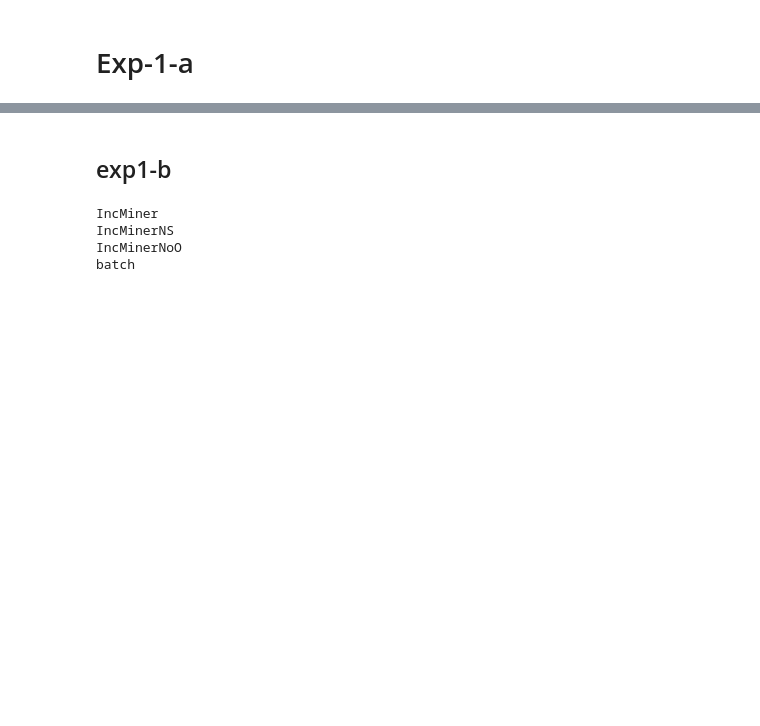
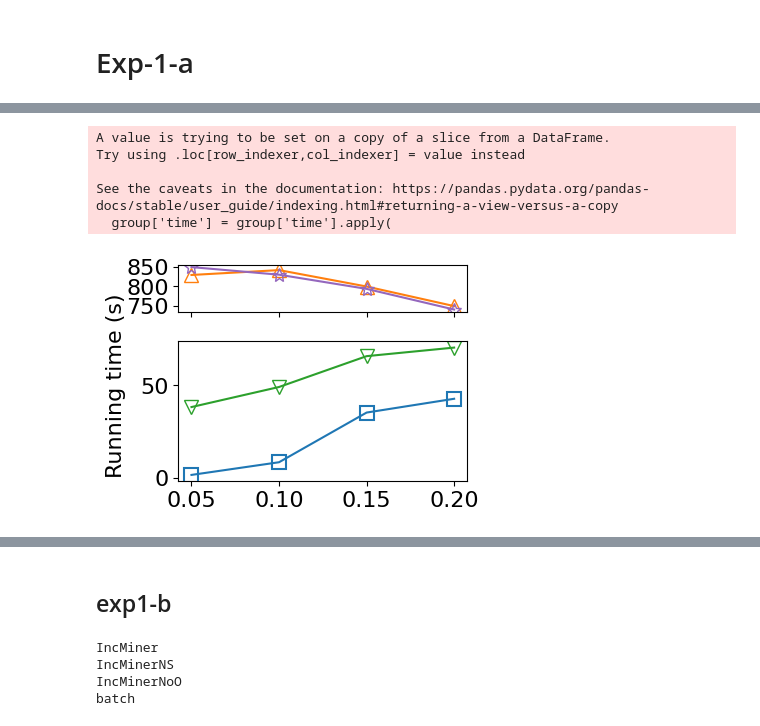
Before and after one commit to HaoxianChen/inc-miner-experiment-plots, a Jupyter notebook: plots.ipynb, the cells around one changed output, grey strips where cells are left out. Saved outputs shown, nothing was run; the diff lists cells and outputs as text; code cells hidden in the pictures; blank space fills up the shorter version.

```diff
--- a/plots.ipynb
+++ b/plots.ipynb
@@ -123,7 +133,7 @@ def compute_speedup(df, baseline_label, target_labels, metric="time"):
         dict: A dictionary with the speedup results for each target label.
     """
     # Group by the "label" column
-    groups = df.groupby('label')
+    groups = df.groupby('Baseline')
 
     # Extract baseline times
     if baseline_label not in groups.groups:
@@ -220,0 +231,78 @@ batch
+# %%
+# Group by the "label" column
+groups = df.groupby('Baseline')
+
+# # Create a figure with two subplots (vertically stacked)
+# fig, (ax_top, ax_bottom) = plt.subplots(2, 1, sharex=True)
+# Create subplots with adjusted heights
+fig, (ax_top, ax_bottom) = plt.subplots(
+    2, 1,  # Two subplots stacked vertically
+    sharex=True,
+    gridspec_kw={'height_ratios': [1, 3]}  # Set the relative heights
+)
+
+
+top_labels = ['batch', 'IncMinerNS']
+bottom_labels = ['IncMiner', 'IncMinerNoO']
+
+# Calculate the global maximum value of numeric 'time' across all groups
+global_max_time = df['time'][pd.to_numeric(df['time'], errors='coerce').notna()].max()
+timeout_value = global_max_time*1.1
+
+# Plot for labels in the top box
+for label in top_labels:
+    group = groups.get_group(label)
+    # Replace 'timeout' with a placeholder value at the top of the y-axis
+    group['time'] = group['time'].apply(
+        lambda x: timeout_value if x == 'timeout' else x
+    )
+    Y = group['time']
+    ax_top.plot(
+        range(len(Y)), group['time'], label=label,
+        marker=markerMap[label], color=colorMap[label],
+        markerfacecolor=markerStyleMap[label].get('markerfacecolor', 'auto'),
+        markeredgewidth=markerStyleMap[label].get('markeredgewidth', 1.0),
+        markersize=markerStyleMap[label].get('markersize', 10)
+    )
+
+    # Add 'TO' tick to the top subplot
+    # ax_top.set_yticks(list(ax_top.get_yticks())[:1] + [timeout_value])  # Add timeout_value to y-ticks
+    # ax_top.set_yticklabels([str(int(tick)) if tick != timeout_value else 'TO' for tick in ax_top.get_yticks()[:2]])
+
+# Plot for other labels in the bottom box
+for label in bottom_labels:
+    group = groups.get_group(label)
+    Y = group['time']
+    ax_bottom.plot(
+        range(len(Y)), group['time'], label=label,
+        marker=markerMap[label], color=colorMap[label],
+        markerfacecolor=markerStyleMap[label].get('markerfacecolor', 'auto'),
+        markeredgewidth=markerStyleMap[label].get('markeredgewidth', 1.0),
+        markersize=markerStyleMap[label].get('markersize', 10)
+    )
+
+
+xtick_labels = [f"{value:.2f}" for value in X]
+plt.xticks(range(len(X)), xtick_labels)
+
+fig.text(0.01, 0.5, ylabel_time, va='center', rotation='vertical')
+
+# Adjust layout
+plt.tight_layout()
+
+# Save the plot
+outfile = "plots/exp1_hospital_eta_X_increase.pdf"
+plt.savefig(outfile, bbox_inches='tight')
+
+# Display the plot
+plt.show()
+
+# Compute speedup
+compute_speedup(df, 'batch', ['IncMiner'])
+# %% [output]
+A value is trying to be set on a copy of a slice from a DataFrame.
+Try using .loc[row_indexer,col_indexer] = value instead
+
+See the caveats in the documentation: https://pandas.pydata.org/pandas-docs/stable/user_guide/indexing.html#returning-a-view-versus-a-copy
+  group['time'] = group['time'].apply(
+[figure, added]
```
Also changed, not shown: parts of 44 cells of this notebook, 26 other files.
